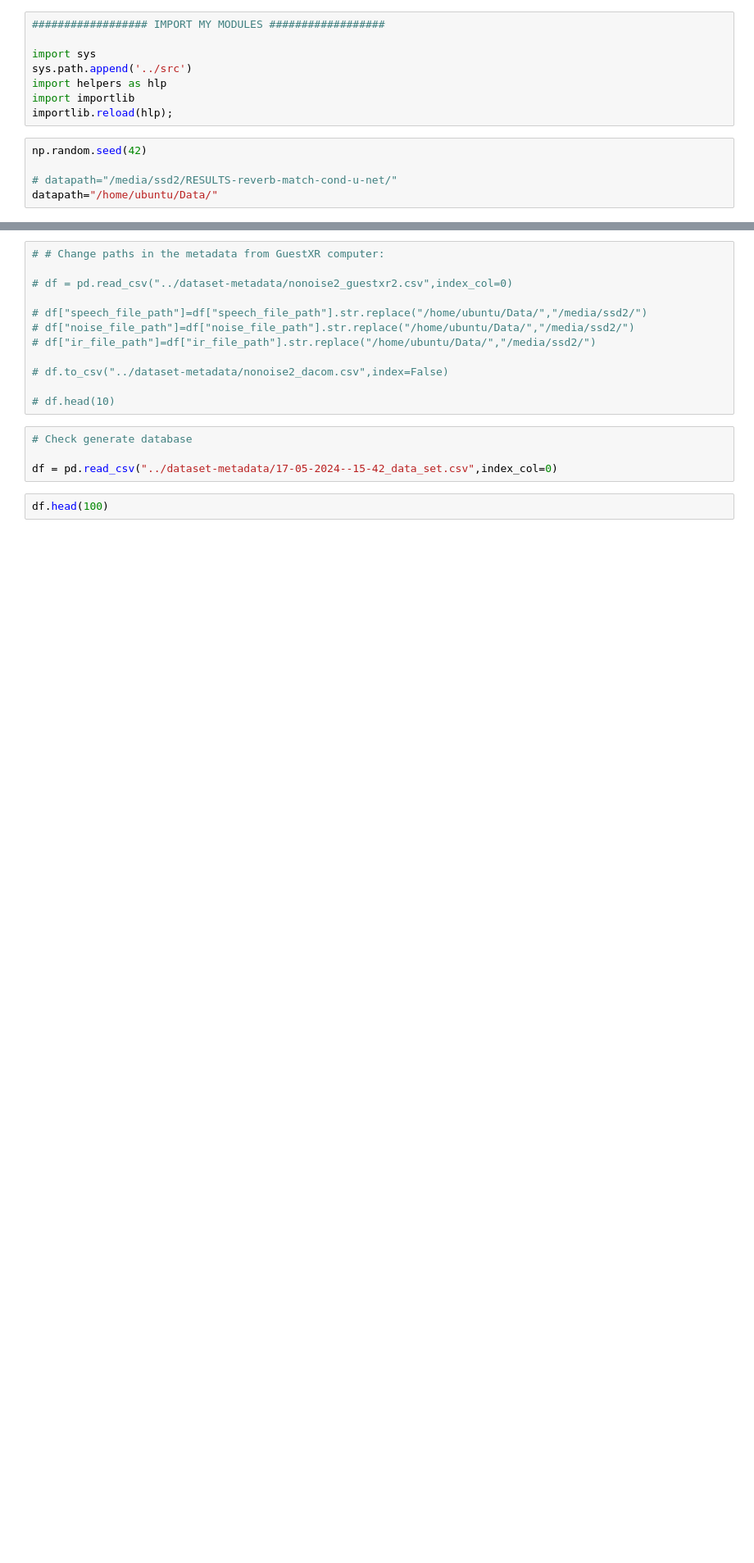
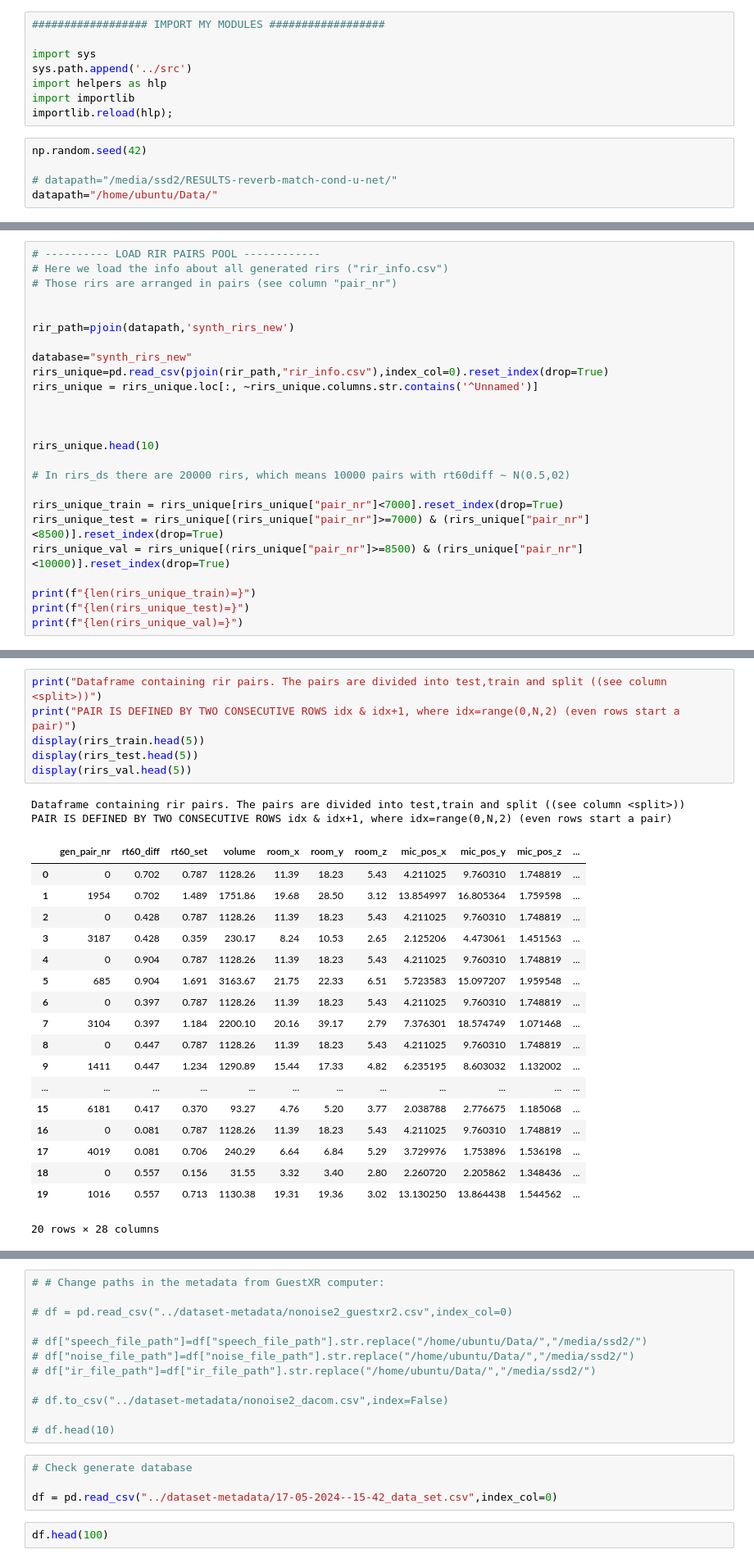
Before and after one commit to joaluba/reverb-match-cond-u-net, a Jupyter notebook: notebooks/dataset_prepare_metadata.ipynb, the cells around one changed output, grey strips where cells are left out. Shown at 82% size. Drawn from its saved outputs; the diff is of its cells as text; blank space fills up the shorter version.

```diff
--- a/notebooks/dataset_prepare_metadata.ipynb
+++ b/notebooks/dataset_prepare_metadata.ipynb
@@ -67,0 +110,25 @@ len(rir_pool)=10000
+# %%
+# ---------- LOAD RIR PAIRS POOL ------------
+# Here we load the info about all generated rirs ("rir_info.csv")
+# Those rirs are arranged in pairs (see column "pair_nr")
+
+
+rir_path=pjoin(datapath,'synth_rirs_new')
+
+database="synth_rirs_new"
+rirs_unique=pd.read_csv(pjoin(rir_path,"rir_info.csv"),index_col=0).reset_index(drop=True)
+rirs_unique = rirs_unique.loc[:, ~rirs_unique.columns.str.contains('^Unnamed')]
+
+
+
+rirs_unique.head(10)
+
+# In rirs_ds there are 20000 rirs, which means 10000 pairs with rt60diff ~ N(0.5,02)
+
+rirs_unique_train = rirs_unique[rirs_unique["pair_nr"]<7000].reset_index(drop=True)
+rirs_unique_test = rirs_unique[(rirs_unique["pair_nr"]>=7000) & (rirs_unique["pair_nr"]<8500)].reset_index(drop=True)
+rirs_unique_val = rirs_unique[(rirs_unique["pair_nr"]>=8500) & (rirs_unique["pair_nr"]<10000)].reset_index(drop=True)
+
+print(f"{len(rirs_unique_train)=}")
+print(f"{len(rirs_unique_test)=}")
+print(f"{len(rirs_unique_val)=}")
@@ -67,0 +227,27 @@ len(rir_pool)=10000
+# %%
+print("Dataframe containing rir pairs. The pairs are divided into test,train and split ((see column <split>))")
+print("PAIR IS DEFINED BY TWO CONSECUTIVE ROWS idx & idx+1, where idx=range(0,N,2) (even rows start a pair)")
+display(rirs_train.head(5))
+display(rirs_test.head(5))
+display(rirs_val.head(5))
+# %% [output]
+Dataframe containing rir pairs. The pairs are divided into test,train and split ((see column <split>))
+PAIR IS DEFINED BY TWO CONSECUTIVE ROWS idx & idx+1, where idx=range(0,N,2) (even rows start a pair)
+|  | gen_pair_nr | rt60_diff | rt60_set | volume | room_x | room_y | room_z | mic_pos_x | mic_pos_y | mic_pos_z | ... |
+| 0 | 0 | 0.702 | 0.787 | 1128.26 | 11.39 | 18.23 | 5.43 | 4.211025 | 9.760310 | 1.748819 | ... |
+| 1 | 1954 | 0.702 | 1.489 | 1751.86 | 19.68 | 28.50 | 3.12 | 13.854997 | 16.805364 | 1.759598 | ... |
+| 2 | 0 | 0.428 | 0.787 | 1128.26 | 11.39 | 18.23 | 5.43 | 4.211025 | 9.760310 | 1.748819 | ... |
+| 3 | 3187 | 0.428 | 0.359 | 230.17 | 8.24 | 10.53 | 2.65 | 2.125206 | 4.473061 | 1.451563 | ... |
+| 4 | 0 | 0.904 | 0.787 | 1128.26 | 11.39 | 18.23 | 5.43 | 4.211025 | 9.760310 | 1.748819 | ... |
+| 5 | 685 | 0.904 | 1.691 | 3163.67 | 21.75 | 22.33 | 6.51 | 5.723583 | 15.097207 | 1.959548 | ... |
+| 6 | 0 | 0.397 | 0.787 | 1128.26 | 11.39 | 18.23 | 5.43 | 4.211025 | 9.760310 | 1.748819 | ... |
+| 7 | 3104 | 0.397 | 1.184 | 2200.10 | 20.16 | 39.17 | 2.79 | 7.376301 | 18.574749 | 1.071468 | ... |
+| 8 | 0 | 0.447 | 0.787 | 1128.26 | 11.39 | 18.23 | 5.43 | 4.211025 | 9.760310 | 1.748819 | ... |
+| 9 | 1411 | 0.447 | 1.234 | 1290.89 | 15.44 | 17.33 | 4.82 | 6.235195 | 8.603032 | 1.132002 | ... |
+| ... | ... | ... | ... | ... | ... | ... | ... | ... | ... | ... | ... |
+| 15 | 6181 | 0.417 | 0.370 | 93.27 | 4.76 | 5.20 | 3.77 | 2.038788 | 2.776675 | 1.185068 | ... |
+| 16 | 0 | 0.081 | 0.787 | 1128.26 | 11.39 | 18.23 | 5.43 | 4.211025 | 9.760310 | 1.748819 | ... |
+| 17 | 4019 | 0.081 | 0.706 | 240.29 | 6.64 | 6.84 | 5.29 | 3.729976 | 1.753896 | 1.536198 | ... |
+| 18 | 0 | 0.557 | 0.156 | 31.55 | 3.32 | 3.40 | 2.80 | 2.260720 | 2.205862 | 1.348436 | ... |
+| 19 | 1016 | 0.557 | 0.713 | 1130.38 | 19.31 | 19.36 | 3.02 | 13.130250 | 13.864438 | 1.544562 | ... |
+20 rows × 28 columns
```
Also changed, not shown: parts of 9 cells of this notebook, 3 other files.
